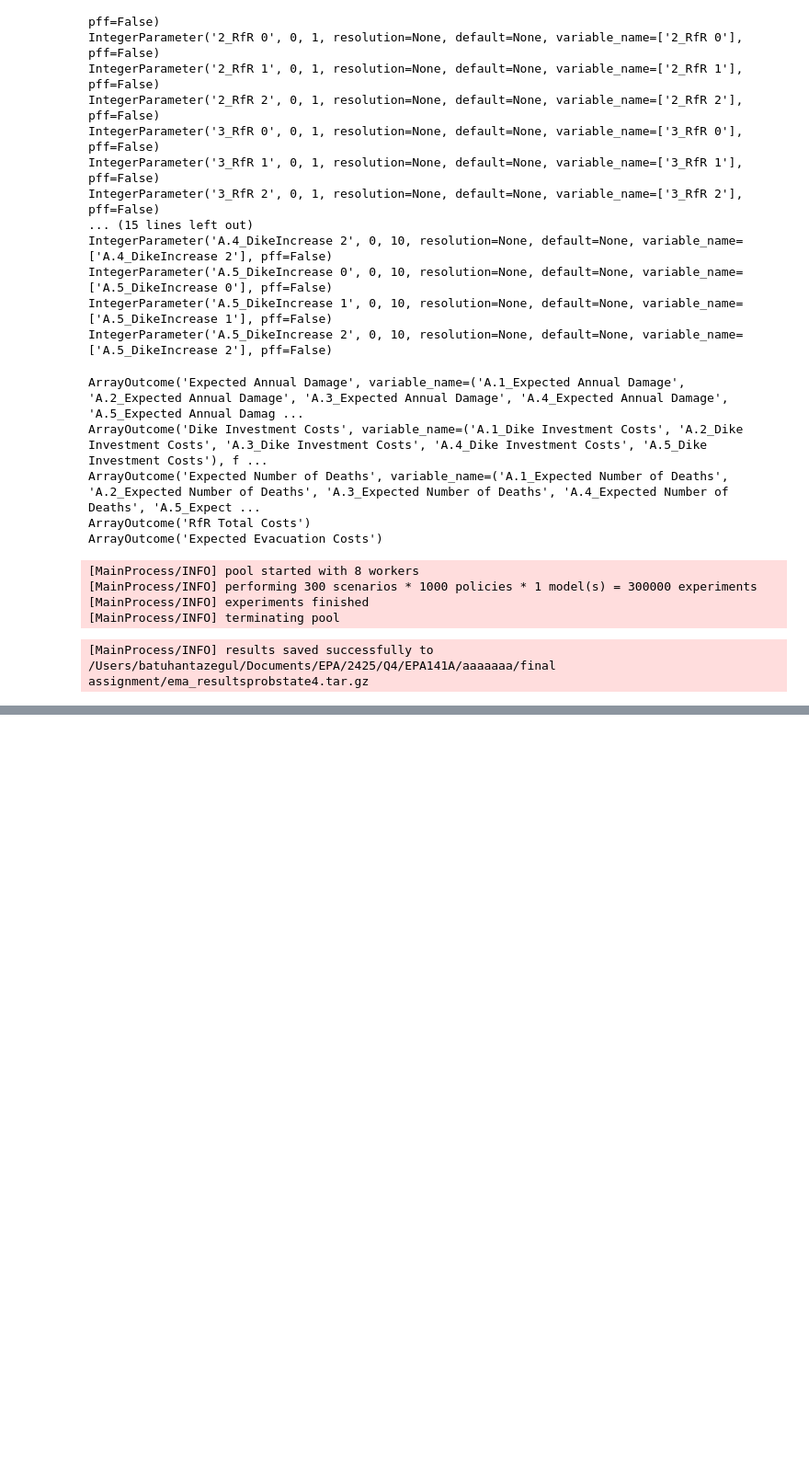
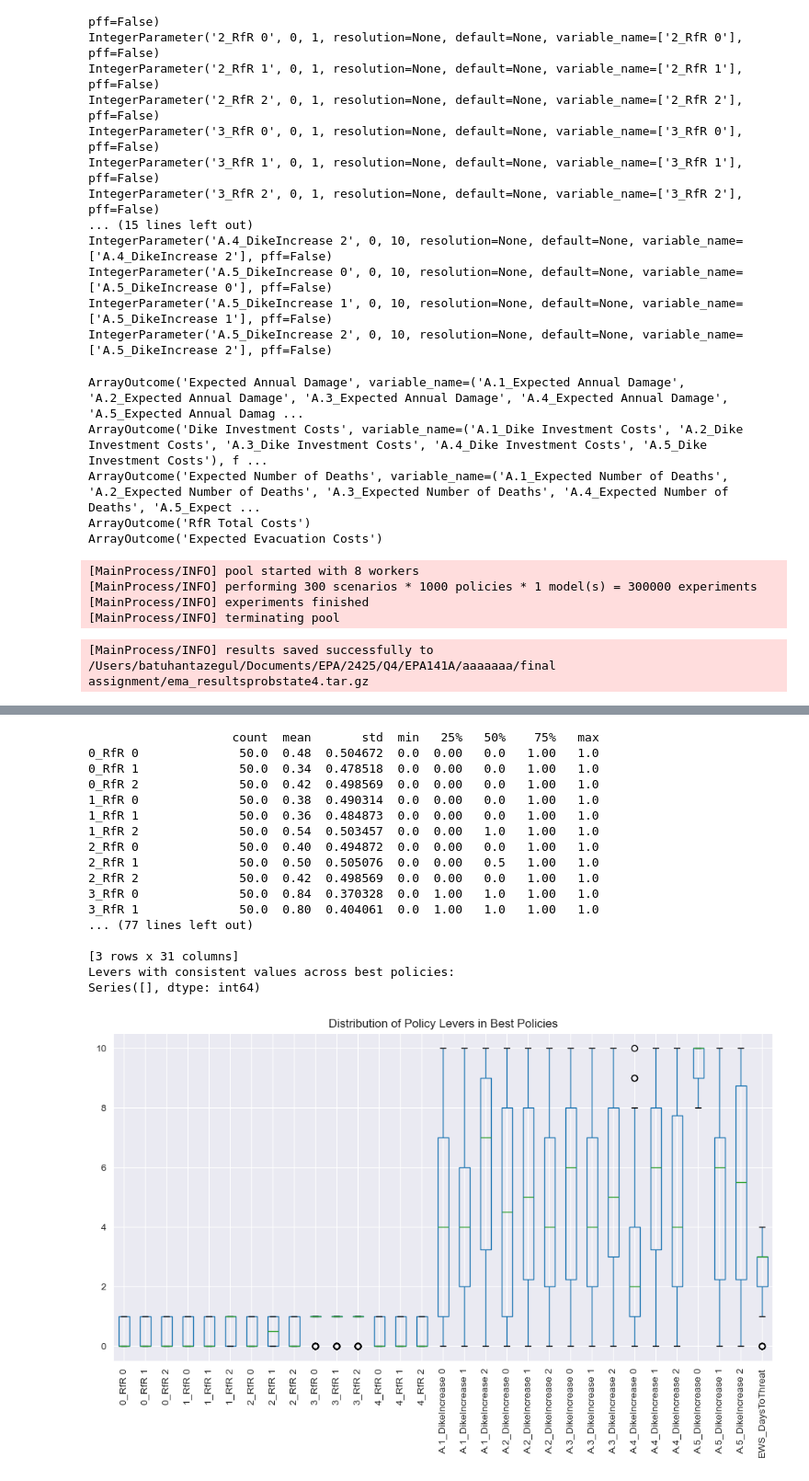
Before and after one commit to DvdhEPA/EMAworkbench, a Jupyter notebook: final assignment/Problem Formulations.ipynb, the cells around one changed output, grey strips where cells are left out. Shown at 92% size. Drawn from its saved outputs; the diff is of its cells as text; code cells hidden in the pictures; blank space fills up the shorter version.

```diff
--- a/final assignment/Problem Formulations.ipynb
+++ b/final assignment/Problem Formulations.ipynb
@@ -186,7 +225,7 @@ policy_summary = combined_df.groupby(policy_col).agg(
 ).reset_index()
 
 # Step 5: Get top 20 unique policies
-top_policies = policy_summary.nsmallest(30, 'mean_deaths')
+top_policies = policy_summary.nsmallest(50, 'mean_deaths')
 
 # Step 6: Create a unique identifier for each policy (optional)
 top_policies['policy_id'] = top_policies[policy_levers].astype(str).agg('-'.join, axis=1)
@@ -262,0 +345,67 @@ final_df_bad
+# %%
+import pandas as pd
+
+# Your DataFrame with the best policies
+# final_df
+
+# List of policy levers
+policy_levers = [
+    '0_RfR 0', '0_RfR 1', '0_RfR 2', '1_RfR 0', '1_RfR 1', '1_RfR 2',
+    '2_RfR 0', '2_RfR 1', '2_RfR 2', '3_RfR 0', '3_RfR 1', '3_RfR 2',
+    '4_RfR 0', '4_RfR 1', '4_RfR 2',
+    'A.1_DikeIncrease 0', 'A.1_DikeIncrease 1', 'A.1_DikeIncrease 2',
+    'A.2_DikeIncrease 0', 'A.2_DikeIncrease 1', 'A.2_DikeIncrease 2',
+    'A.3_DikeIncrease 0', 'A.3_DikeIncrease 1', 'A.3_DikeIncrease 2',
+    'A.4_DikeIncrease 0', 'A.4_DikeIncrease 1', 'A.4_DikeIncrease 2',
+    'A.5_DikeIncrease 0', 'A.5_DikeIncrease 1', 'A.5_DikeIncrease 2',
+    'EWS_DaysToThreat'
+]
+
+# 1️⃣ Summary Statistics
+summary_stats = final_df[policy_levers].describe().T
+print(summary_stats)
+
+# 2️⃣ Mode (Most Frequent Value) for each lever
+modes_df = final_df[policy_levers].mode()
+
+# If you just want the first mode value:
+first_mode = modes_df.iloc[0].to_frame(name='Most_Common_Value')
+print(first_mode)
+
+# OR, if you want to display all modes (including ties):
+print("All mode(s) for each lever:")
+print(modes_df)
+
+# 3️⃣ Identify if any levers have the same value across all best policies
+n_unique_values = final_df[policy_levers].nunique()
+consistent_levers = n_unique_values[n_unique_values == 1]
+print("Levers with consistent values across best policies:")
+print(consistent_levers)
+
+# Optional: visualize (e.g., boxplots)
+import matplotlib.pyplot as plt
+import seaborn as sns
+
+plt.figure(figsize=(12, 6))
+final_df[policy_levers].boxplot(rot=90)
+plt.title("Distribution of Policy Levers in Best Policies")
+plt.show()
+# %% [output]
+                    count  mean       std  min   25%   50%    75%   max
+0_RfR 0              50.0  0.48  0.504672  0.0  0.00   0.0   1.00   1.0
+0_RfR 1              50.0  0.34  0.478518  0.0  0.00   0.0   1.00   1.0
+0_RfR 2              50.0  0.42  0.498569  0.0  0.00   0.0   1.00   1.0
+1_RfR 0              50.0  0.38  0.490314  0.0  0.00   0.0   1.00   1.0
+1_RfR 1              50.0  0.36  0.484873  0.0  0.00   0.0   1.00   1.0
+1_RfR 2              50.0  0.54  0.503457  0.0  0.00   1.0   1.00   1.0
+2_RfR 0              50.0  0.40  0.494872  0.0  0.00   0.0   1.00   1.0
+2_RfR 1              50.0  0.50  0.505076  0.0  0.00   0.5   1.00   1.0
+2_RfR 2              50.0  0.42  0.498569  0.0  0.00   0.0   1.00   1.0
+3_RfR 0              50.0  0.84  0.370328  0.0  1.00   1.0   1.00   1.0
+3_RfR 1              50.0  0.80  0.404061  0.0  1.00   1.0   1.00   1.0
+... (77 lines left out)
+
+[3 rows x 31 columns]
+Levers with consistent values across best policies:
+Series([], dtype: int64)
+[figure, added]
```
Also changed, not shown: parts of 15 cells of this notebook.
